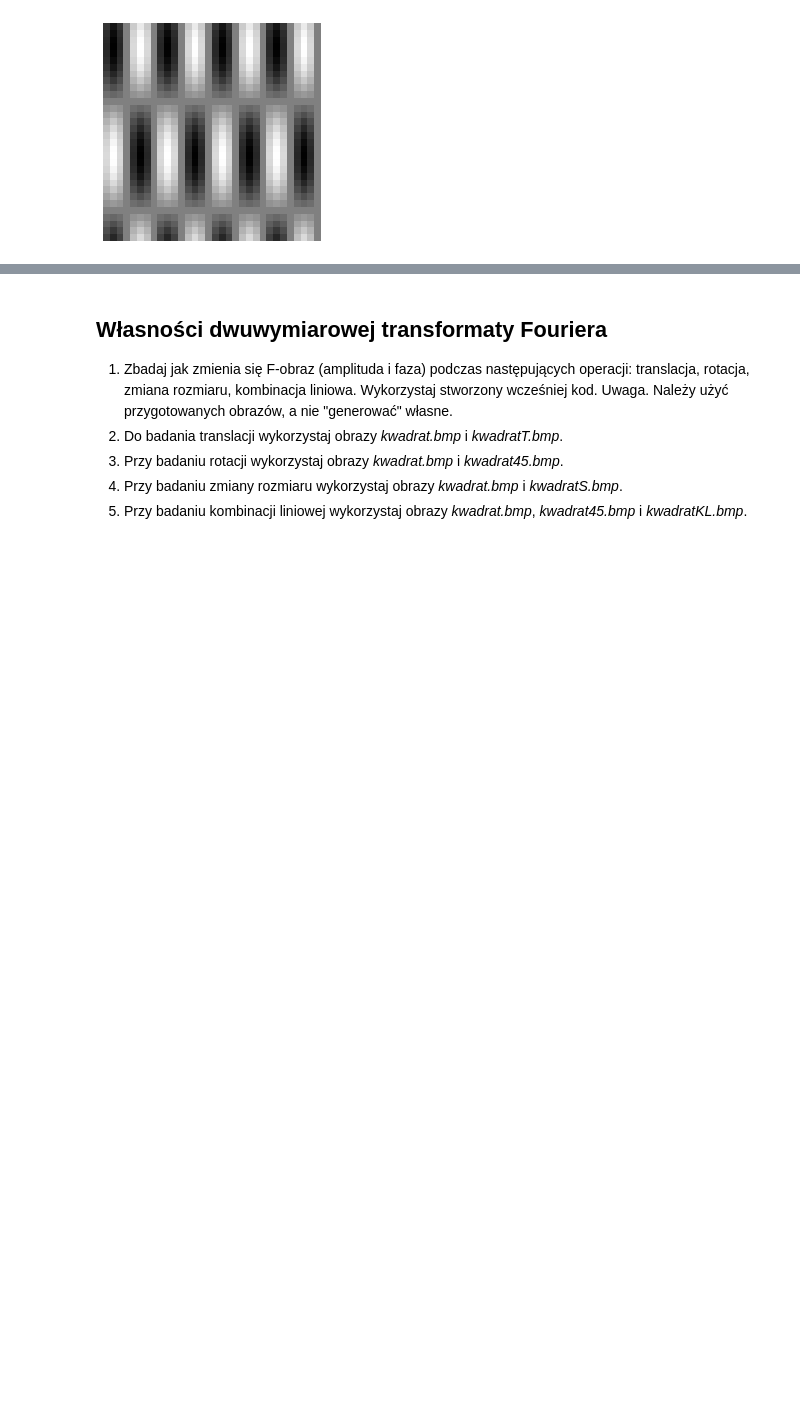
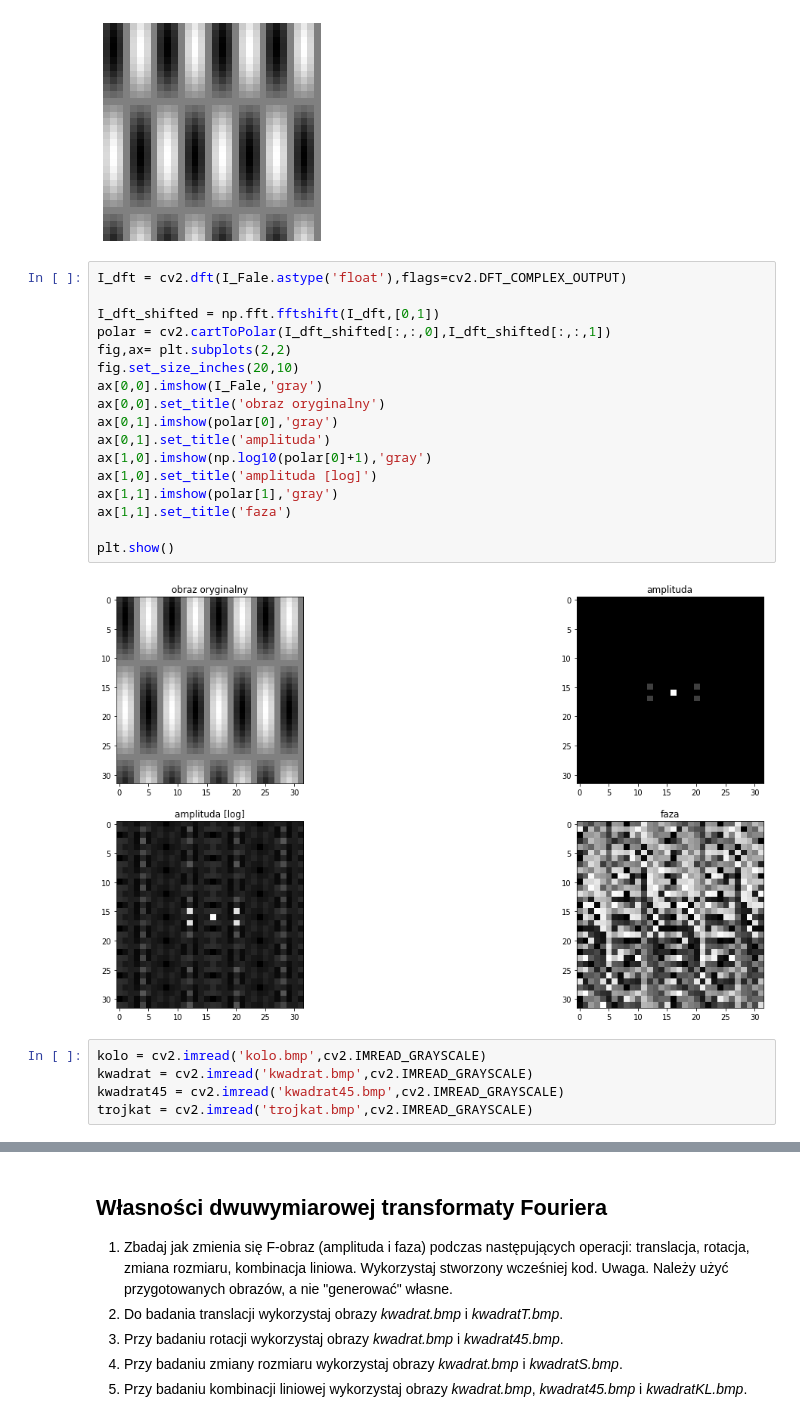
Before and after one commit to prz-ziaja/sem5, a Jupyter notebook: poc/lab08/08_Fourier.ipynb, the cells around one changed output, grey strips where cells are left out. Drawn from its saved outputs; the diff is of its cells as text; blank space fills up the shorter version.

```diff
--- a/poc/lab08/08_Fourier.ipynb
+++ b/poc/lab08/08_Fourier.ipynb
@@ -109,3 +109,27 @@ axsFale.axis('off')
 figFale.show()
 # %% [output]
 [figure]
+# %%
+I_dft = cv2.dft(I_Fale.astype('float'),flags=cv2.DFT_COMPLEX_OUTPUT)
+
+I_dft_shifted = np.fft.fftshift(I_dft,[0,1])
+polar = cv2.cartToPolar(I_dft_shifted[:,:,0],I_dft_shifted[:,:,1])
+fig,ax= plt.subplots(2,2)
+fig.set_size_inches(20,10)
+ax[0,0].imshow(I_Fale,'gray')
+ax[0,0].set_title('obraz oryginalny')
+ax[0,1].imshow(polar[0],'gray')
+ax[0,1].set_title('amplituda')
+ax[1,0].imshow(np.log10(polar[0]+1),'gray')
+ax[1,0].set_title('amplituda [log]')
+ax[1,1].imshow(polar[1],'gray')
+ax[1,1].set_title('faza')
+
+plt.show()
+# %% [output]
+[figure, added]
+# %%
+kolo = cv2.imread('kolo.bmp',cv2.IMREAD_GRAYSCALE)
+kwadrat = cv2.imread('kwadrat.bmp',cv2.IMREAD_GRAYSCALE)
+kwadrat45 = cv2.imread('kwadrat45.bmp',cv2.IMREAD_GRAYSCALE)
+trojkat = cv2.imread('trojkat.bmp',cv2.IMREAD_GRAYSCALE)
```
Also changed, not shown: parts of 1 cell of this notebook, 20 other files.
